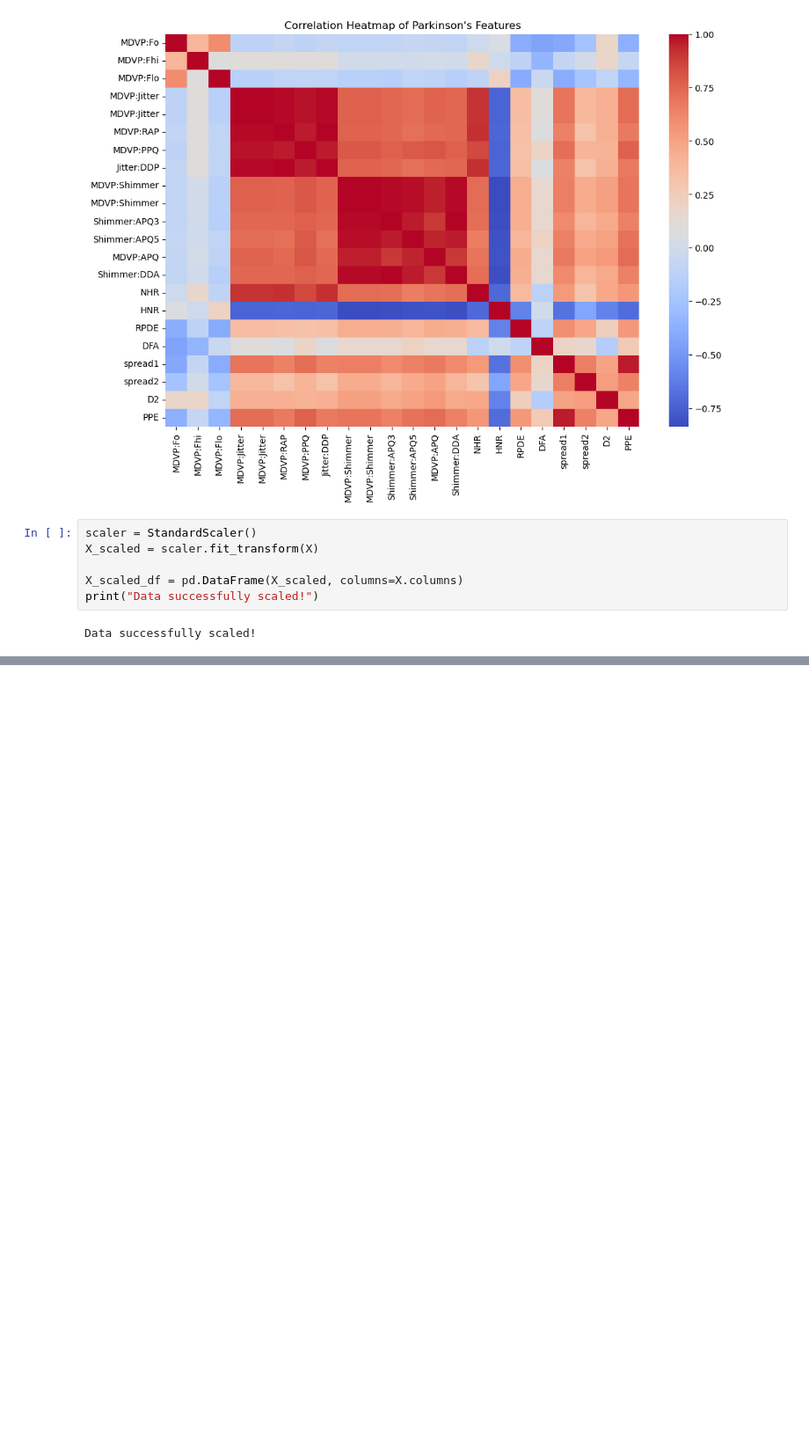
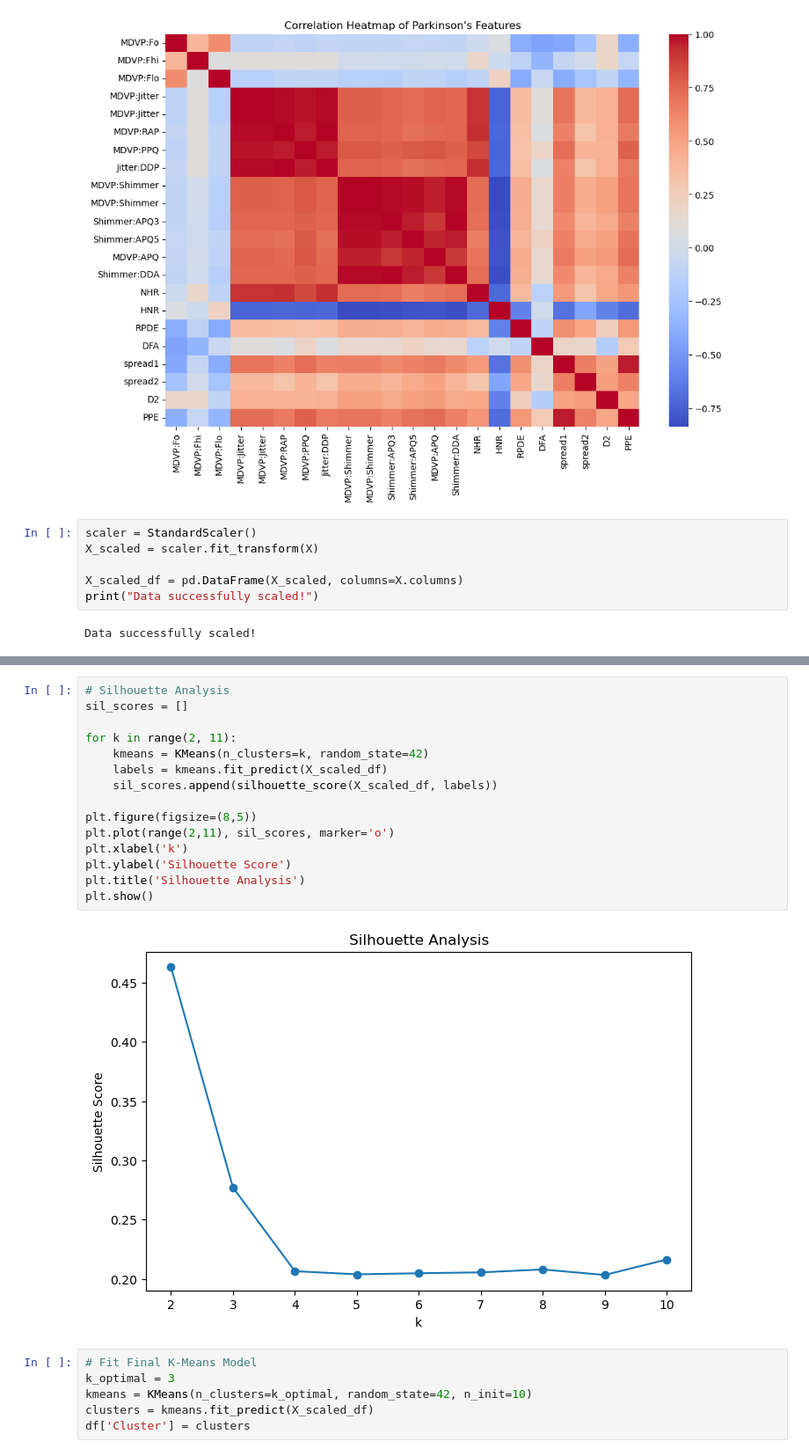
Before and after one commit to TashyLela/Parkinson-s-Disease-Classification-Project, a Jupyter notebook: notebooks/Data Preprocessing.ipynb, the cells around one changed output, grey strips where cells are left out. Shown at 88% size. Saved outputs shown, nothing was run; the diff lists cells and outputs as text; blank space fills up the shorter version.

```diff
--- a/notebooks/Data Preprocessing.ipynb
+++ b/notebooks/Data Preprocessing.ipynb
@@ -87,0 +115,23 @@ Data successfully scaled!
+# %%
+# Silhouette Analysis
+sil_scores = []
+
+for k in range(2, 11):
+    kmeans = KMeans(n_clusters=k, random_state=42)
+    labels = kmeans.fit_predict(X_scaled_df)
+    sil_scores.append(silhouette_score(X_scaled_df, labels))
+
+plt.figure(figsize=(8,5))
+plt.plot(range(2,11), sil_scores, marker='o')
+plt.xlabel('k')
+plt.ylabel('Silhouette Score')
+plt.title('Silhouette Analysis')
+plt.show()
+# %% [output]
+[figure, added]
+# %%
+# Fit Final K-Means Model
+k_optimal = 3
+kmeans = KMeans(n_clusters=k_optimal, random_state=42, n_init=10)
+clusters = kmeans.fit_predict(X_scaled_df)
+df['Cluster'] = clusters
```
Also changed, not shown: parts of 16 cells of this notebook.
